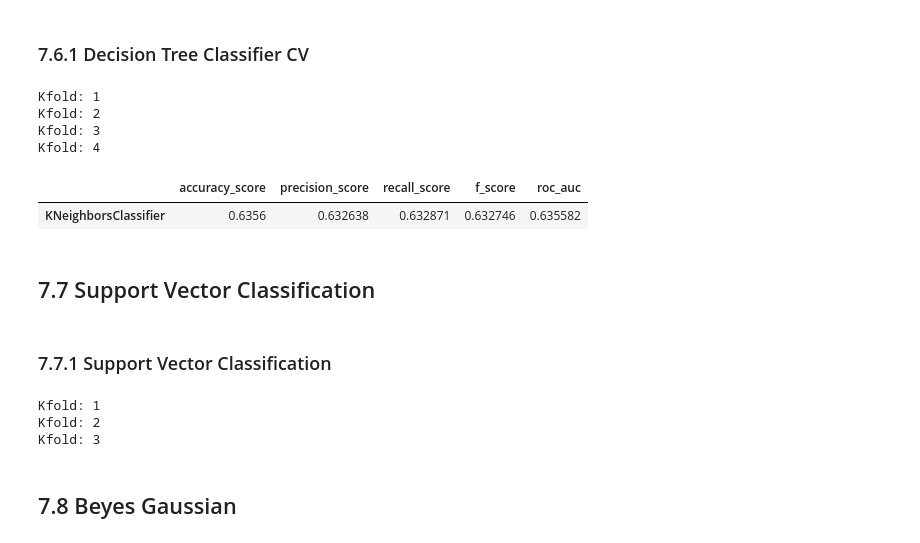
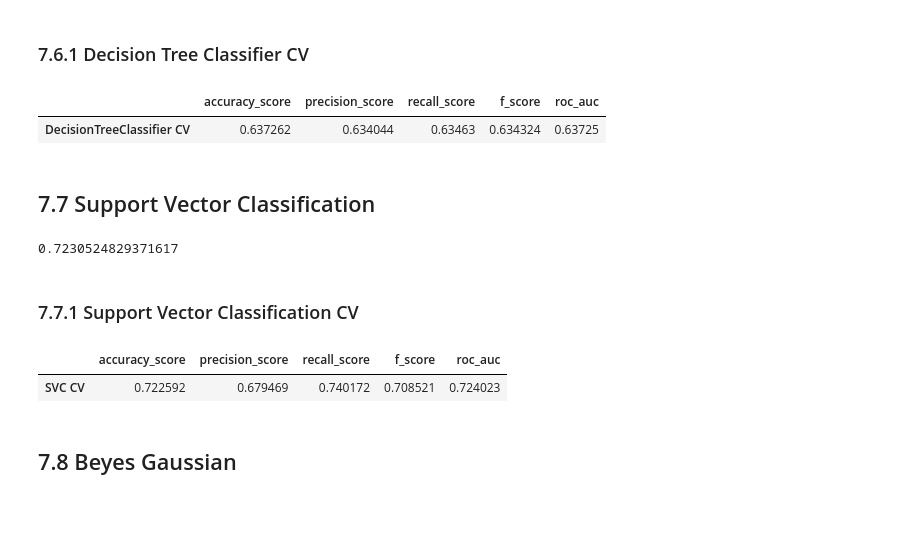
Before and after one commit to RoneyDev7/Cardio_Catch_Disease, a Jupyter notebook: 01-frn_cardio_catch_dieses.ipynb, the cells around one changed output. Saved outputs shown, nothing was run; the diff lists cells and outputs as text; code cells hidden in the pictures; blank space fills up the shorter version.

```diff
--- a/01-frn_cardio_catch_dieses.ipynb
+++ b/01-frn_cardio_catch_dieses.ipynb
@@ -39,7 +38,9 @@ df_raw.head()
 | 3 | 3 | 17623 | 2 | 169 | 82.0 | 150 | 100 | 1 | 1 | 0 | 0 | ... |
 | 4 | 4 | 17474 | 1 | 156 | 56.0 | 100 | 60 | 1 | 1 | 0 | 0 | ... |
 # %%
-def cross_valid_model(model_name, model, X, y, verbose=1, X_size = 0.75):
+
+def cross_valid_model(model_name, model, X, y, verbose=0, X_size = 0.75, drop_cols = [], normalize=False):
+    X = X.drop(drop_cols, axis=1)
     X.index, y.index = np.arange(0, len(X), 1), np.arange(0, len(X), 1)
     results = list()
     accuracy, precision, recall, f_score, roc_auc = list(), list(), list(), list(), list()
@@ -72,7 +73,7 @@ def cross_valid_model(model_name, model, X, y, verbose=1, X_size = 0.75):
     results = pd.DataFrame(results, index=[model_name])
 
 
-    return results
+    return results if normalize == False else results * 100
 # %% [markdown]
 # 1.0 DESCRIÇÃO DOS DADOS
 # %%
@@ -619,15 +606,11 @@ model_dtc_class
 # %%
 dtc_class = DecisionTreeClassifier(criterion = "entropy")
 
-dtc_cv = cross_valid_model(model_name = 'DecisionTreeClassifier', model = dtc_class, X = X, y = y, X_size=0.75)
+dtc_cv = cross_valid_model(model_name = 'DecisionTreeClassifier CV', model = dtc_class, X = X, y = y, X_size=0.75)
 dtc_cv
 # %% [output]
-Kfold: 1
-Kfold: 2
-Kfold: 3
-Kfold: 4
 |  | accuracy_score | precision_score | recall_score | f_score | roc_auc |
-| KNeighborsClassifier | 0.6356 | 0.632638 | 0.632871 | 0.632746 | 0.635582 |
+| DecisionTreeClassifier CV | 0.637262 | 0.634044 | 0.63463 | 0.634324 | 0.63725 |
 # %% [markdown]
 ## 7.7 Support Vector Classification
 # %%
@@ -636,17 +619,18 @@ svc_class = SVC().fit(X_train, y_train)
 yhat_svc = svc_class.predict(X_test)
 
 model_svc_class = accuracy_score(yhat_svc, y_test)
-svc_class
+model_svc_class
+# %% [output]
+0.7230524829371617
 # %% [markdown]
-### 7.7.1 Support Vector Classification
+### 7.7.1 Support Vector Classification CV
 # %%
 svc_class = SVC()
-svc_cv = cross_valid_model(model_name = 'SVC', model = svc_class, X = X, y = y, X_size=0.75, verbose=1)
+svc_cv = cross_valid_model(model_name = 'SVC CV', model = svc_class, X = X, y = y, X_size=0.75)
 svc_cv
 # %% [output]
-Kfold: 1
-Kfold: 2
-Kfold: 3
+|  | accuracy_score | precision_score | recall_score | f_score | roc_auc |
+| SVC CV | 0.722592 | 0.679469 | 0.740172 | 0.708521 | 0.724023 |
 # %% [markdown]
 ## 7.8 Beyes Gaussian
 # %%
```
Also changed, not shown: parts of 22 cells of this notebook.
